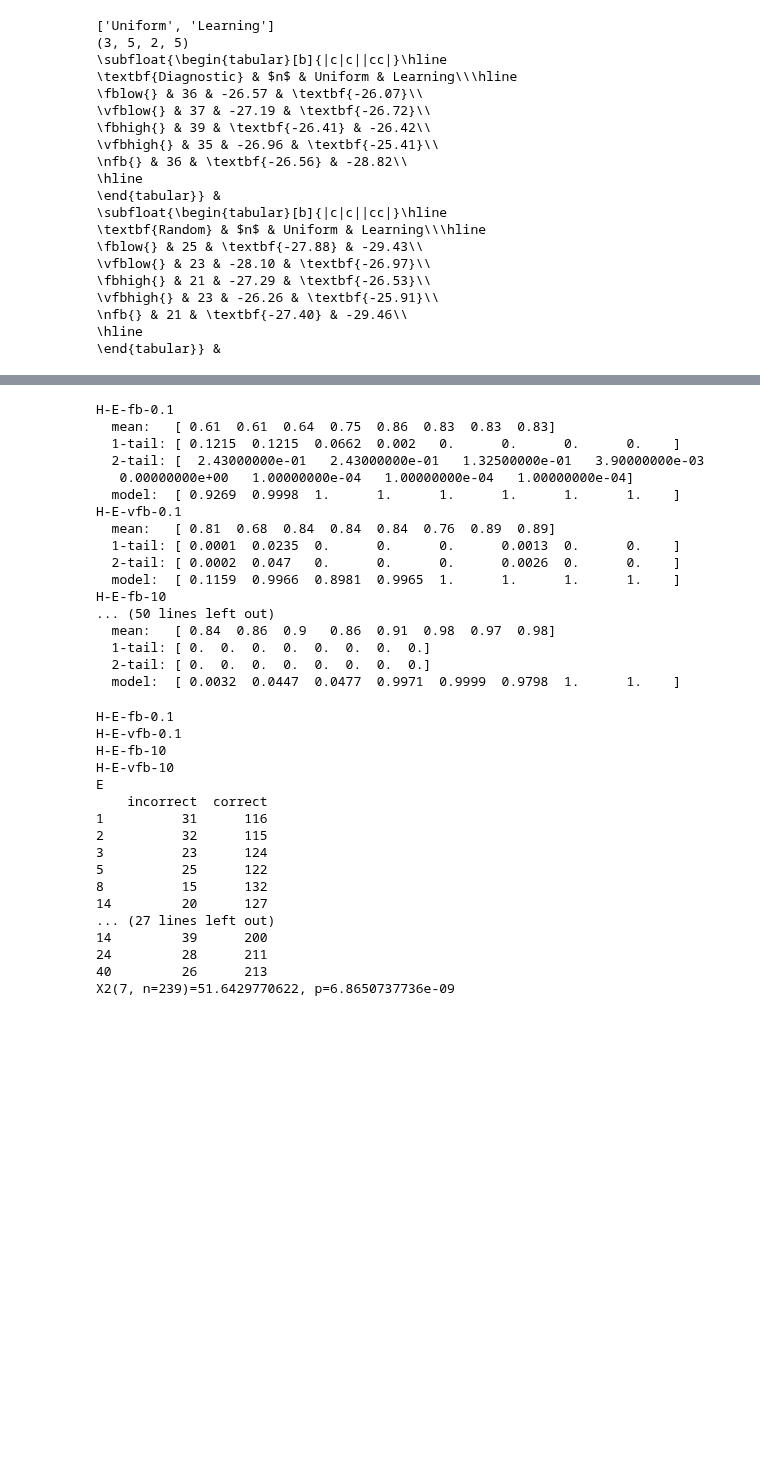
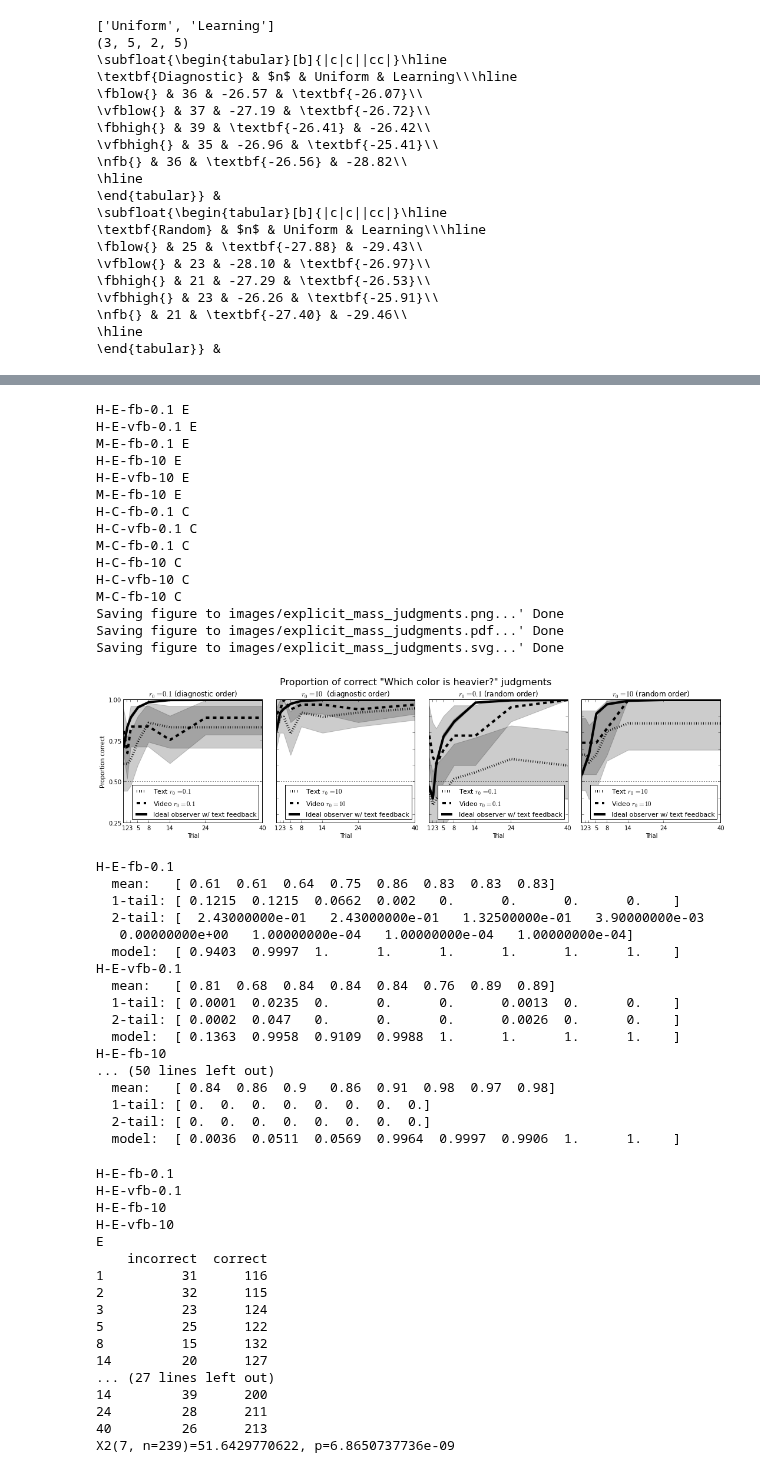
Before and after one commit to berkeley-cocosci/mass-inference, a Jupyter notebook: analysis/analyze-stability-learning.ipynb, the cells around one changed output, grey strips where cells are left out. Saved outputs shown, nothing was run; the diff lists cells and outputs as text; code cells hidden in the pictures; blank space fills up the shorter version.

```diff
--- a/analysis/analyze-stability-learning.ipynb
+++ b/analysis/analyze-stability-learning.ipynb
@@ -403,19 +342,19 @@ Saving figure to images/model_performance_all.svg...' Done
 ## Plot explicit judgments
 ######################################################################
 
-reload(lat)
+reload(at)
 
 emjs = {}
 for cond in conds:
     if cond not in queries:
 	continue
-    obstype, group, fbtype, ratio, cb = lat.parse_condition(cond)
+    obstype, group, fbtype, ratio, cb = at.parse_condition(cond)
     emjs[cond] = np.asarray(queries[cond]) == float(ratio)
     index = np.array(queries[cond].columns, dtype='i8')
     X = np.array(index)-6-np.arange(len(index))-1
-emj_stats = lat.CI(emjs, conds)
+emj_stats = at.CI(emjs, conds)
 
-fig = plt.figure(10)#+i)
+fig = plt.figure(10)
 plt.clf()
 
 for i, group in enumerate(groups):
@@ -427,23 +366,13 @@ for i, group in enumerate(groups):
     for cidx, cond in enumerate(conds):
 	if cond not in emj_stats:
 	    continue
-	obstype, grp, fbtype, ratio, cb = lat.parse_condition(cond)
-	if (grp != group):# or obstype == "M":
+	obstype, grp, fbtype, ratio, cb = at.parse_condition(cond)
+	if (grp != group):
 	    continue
 	print cond, group
 	mean, lower, upper, sums, n = emj_stats[cond].T
 	sem = np.array([np.abs(mean - lower), np.abs(mean-upper)]).T
 
-	# color = colors[(idx/3) % len(colors)]
-	# if obstype == "M":
-	#     linestyle = '-'
-	# elif fbtype == "fb":
-	#     linestyle = ':'
-	# elif fbtype in ("vfb", "nfb"):
-	#     linestyle = '--'
-
-	# if fbtype == "nfb":
-	#     plt.subplot(1, 3, 3)
 	if group == "E":
 	    if ratio == "10":
 		plt.subplot(1, 4, 2)
@@ -467,72 +396,76 @@ for i, group in enumerate(groups):
 	    linestyle = "--"
 
 	color = 'k'
-
-	# label = "%s %s r=%s (n=%d)" % (
-	#     obstype, fbtype, ratio, n[0])
-	# plt.errorbar(X, mean, yerr=sem, label=label,
-	# 	     linewidth=2, color=color, linestyle=linestyle)
 	plt.fill_between(X, lower, upper, color=color, alpha=0.2)
 	plt.plot(X, mean, label=cond_labels[cond],
 		 linewidth=4, color=color, linestyle=linestyle)
 
 	idx += 1
 
-    # arr = np.concatenate(allarr, axis=0)
-    # lat.plot_explicit_judgments(idx, arr)
-
-#for ax, title in (r10ax, r10title), (r01ax, r01title):
 for idx in xrange(4):
     ax = plt.subplot(1, 4, idx+1)
     ax.plot([1, 40], [0.5, 0.5], 'k:')
     ax.set_xlim(X.min(), X.max())
     ax.set_ylim(0.25, 1.0)
     ax.set_xticks(X)
     if idx == 0:
 	ax.set_yticks([0.25, 0.5, 0.75, 1.0])
 	ax.set_ylabel("Proportion correct")
     else:
     	ax.set_yticklabels([])
     ax.set_xticklabels(X)
     ax.set_xlabel("Trial")
 
     ax.legend(loc=4, fontsize=11)
-    # ax.set_title(title)
 
 title = "Proportion of correct \"Which color is heavier?\" judgments"
-# if group != "all":
-#     title += " (%s)" % group
 plt.suptitle(title, fontsize=16)
 fig = plt.gcf()
 fig.set_figwidth(16)
 fig.set_figheight(4)
 plt.subplots_adjust(top=0.85, wspace=0.1, hspace=0.2,
 		    left=0.07, right=0.95)
 
 if p_ignore > 0:
-    lat.save("images/explicit_mass_judgments_ignore", close=True, ext=['png', 'pdf', 'svg'])
+    at.savefig("images/explicit_mass_judgments_ignore", close=False, ext=['png', 'pdf', 'svg'])
 else:
-    lat.save("images/explicit_mass_judgments", close=True, ext=['png', 'pdf', 'svg'])
+    at.savefig("images/explicit_mass_judgments", close=False, ext=['png', 'pdf', 'svg'])
+# %% [output]
+H-E-fb-0.1 E
+H-E-vfb-0.1 E
+M-E-fb-0.1 E
+H-E-fb-10 E
+H-E-vfb-10 E
+M-E-fb-10 E
+H-C-fb-0.1 C
+H-C-vfb-0.1 C
+M-C-fb-0.1 C
+H-C-fb-10 C
+H-C-vfb-10 C
+M-C-fb-10 C
+Saving figure to images/explicit_mass_judgments.png...' Done
+Saving figure to images/explicit_mass_judgments.pdf...' Done
+Saving figure to images/explicit_mass_judgments.svg...' Done
+[figure, added]
 # %%
 ######################################################################
 ## Binomial analysis of explicit judgments
 ######################################################################
 
-reload(lat)
+reload(at)
 for i, group in enumerate(groups):
     allarr = []
 
     for cidx, cond in enumerate(conds):
 	if cond not in emj_stats:
 	    continue
-	obstype, grp, fbtype, ratio, cb = lat.parse_condition(cond)
+	obstype, grp, fbtype, ratio, cb = at.parse_condition(cond)
 	if (grp != group) or obstype == "M":
 	    continue
 	mean, lower, upper, sums, n = emj_stats[cond].T
 	mcond = "M-%s-fb-%s" % (grp, ratio)
 	mmean = emj_stats[mcond][:, 0]
 
-	# arr = np.asarray(queries[cond]) == float(ratio)
 	binom0 = [scipy.stats.binom.sf(x-1, n[0], 0.5) for x in sums]
 	binom1 = [scipy.stats.binom_test(x, n[0], 0.5) for x in sums]
 	binom2 = [scipy.stats.binom.sf(
@@ -540,38 +473,30 @@ for i, group in enumerate(groups):
 		for idx in xrange(len(sums))]
 
         print cond
-	# print "  mmean: ", np.round(mmean, decimals=2)
 	print "  mean:  ", np.round(mean, decimals=2)
         print "  1-tail:", np.round(binom0, decimals=4)
         print "  2-tail:", np.round(binom1, decimals=4)
 	print "  model: ", np.round(binom2, decimals=4)
-	# print "  rate:  ", np.round(eff, decimals=2)
 
     print
-
-    # arr = np.concatenate(allarr, axis=0)
-    # binom = [scipy.stats.binom_test(x, arr.shape[0], 0.5)
-    # 	     for x in np.sum(arr, axis=0)]
-    # print "All %s" % group
-    # print "  ", np.round(binom, decimals=3)
 # %% [output]
 H-E-fb-0.1
   mean:   [ 0.61  0.61  0.64  0.75  0.86  0.83  0.83  0.83]
   1-tail: [ 0.1215  0.1215  0.0662  0.002   0.      0.      0.      0.    ]
   2-tail: [  2.43000000e-01   2.43000000e-01   1.32500000e-01   3.90000000e-03
    0.00000000e+00   1.00000000e-04   1.00000000e-04   1.00000000e-04]
-  model:  [ 0.9269  0.9998  1.      1.      1.      1.      1.      1.    ]
+  model:  [ 0.9403  0.9997  1.      1.      1.      1.      1.      1.    ]
 H-E-vfb-0.1
   mean:   [ 0.81  0.68  0.84  0.84  0.84  0.76  0.89  0.89]
   1-tail: [ 0.0001  0.0235  0.      0.      0.      0.0013  0.      0.    ]
   2-tail: [ 0.0002  0.047   0.      0.      0.      0.0026  0.      0.    ]
-  model:  [ 0.1159  0.9966  0.8981  0.9965  1.      1.      1.      1.    ]
+  model:  [ 0.1363  0.9958  0.9109  0.9988  1.      1.      1.      1.    ]
 H-E-fb-10
 ... (50 lines left out)
   mean:   [ 0.84  0.86  0.9   0.86  0.91  0.98  0.97  0.98]
   1-tail: [ 0.  0.  0.  0.  0.  0.  0.  0.]
   2-tail: [ 0.  0.  0.  0.  0.  0.  0.  0.]
-  model:  [ 0.0032  0.0447  0.0477  0.9971  0.9999  0.9798  1.      1.    ]
+  model:  [ 0.0036  0.0511  0.0569  0.9964  0.9997  0.9906  1.      1.    ]
 # %%
 ######################################################################
 ## Chi-square analysis of explicit judgments
```
Also changed, not shown: parts of 14 cells of this notebook, 1 other file.
